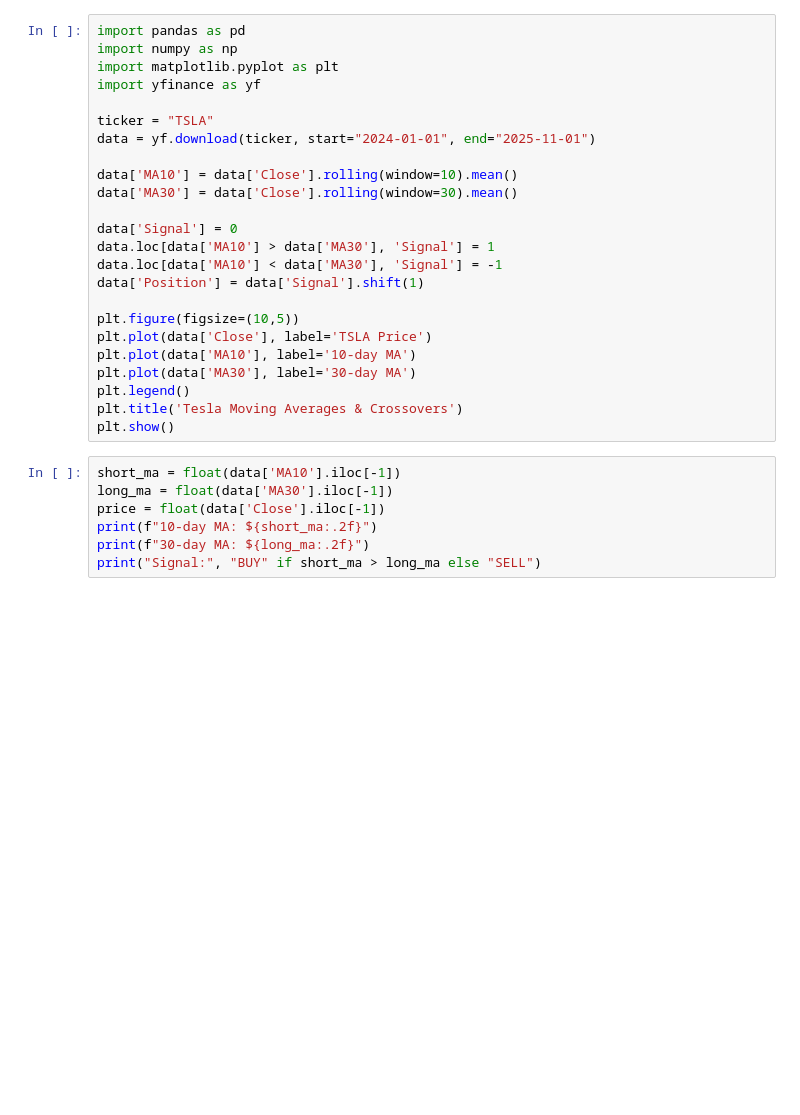
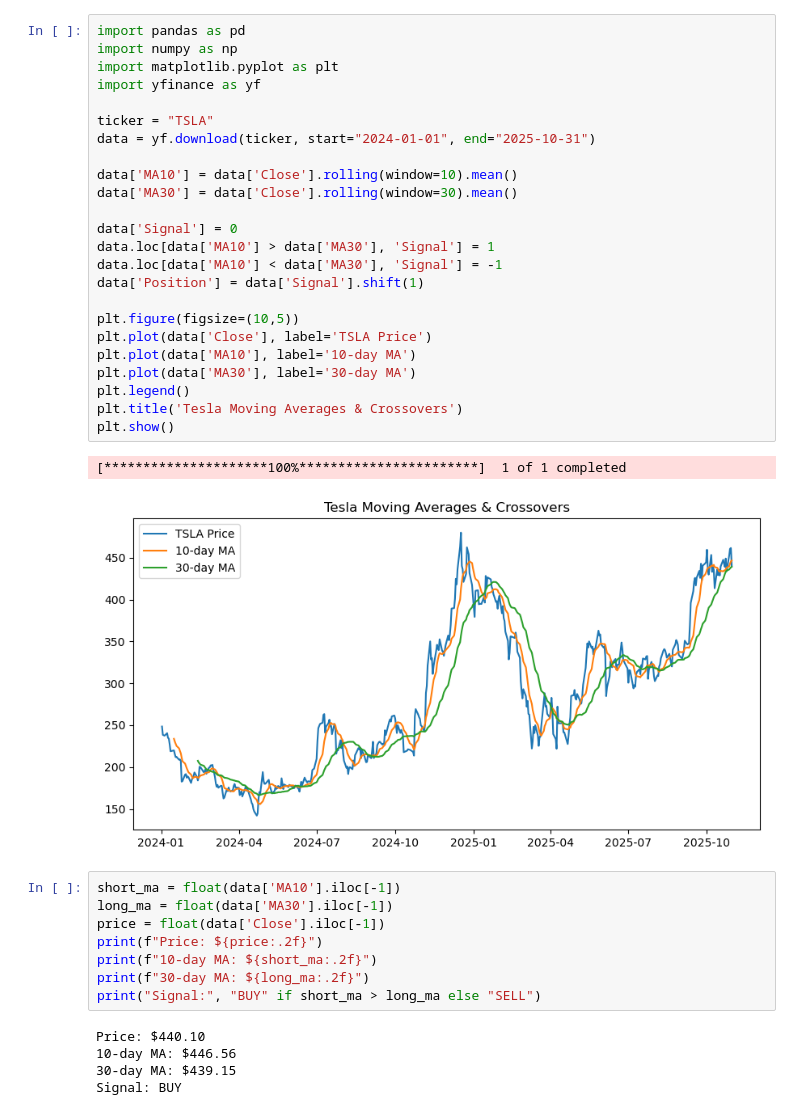
Before and after one commit to niamhnoln/Stat30320, a Jupyter notebook: Moving Averages TSLA.ipynb, the cells around one changed output. Cells and saved outputs as stored; diff of their text form; blank space fills up the shorter version.

```diff
--- a/Moving Averages TSLA.ipynb
+++ b/Moving Averages TSLA.ipynb
@@ -1,31 +1,40 @@
 # %%
 import pandas as pd
 import numpy as np
 import matplotlib.pyplot as plt
 import yfinance as yf
 
 ticker = "TSLA"
-data = yf.download(ticker, start="2024-01-01", end="2025-11-01")
+data = yf.download(ticker, start="2024-01-01", end="2025-10-31")
 
 data['MA10'] = data['Close'].rolling(window=10).mean()
 data['MA30'] = data['Close'].rolling(window=30).mean()
 
 data['Signal'] = 0
 data.loc[data['MA10'] > data['MA30'], 'Signal'] = 1
 data.loc[data['MA10'] < data['MA30'], 'Signal'] = -1
 data['Position'] = data['Signal'].shift(1)
 
 plt.figure(figsize=(10,5))
 plt.plot(data['Close'], label='TSLA Price')
 plt.plot(data['MA10'], label='10-day MA')
 plt.plot(data['MA30'], label='30-day MA')
 plt.legend()
 plt.title('Tesla Moving Averages & Crossovers')
 plt.show()
+# %% [output]
+[*********************100%***********************]  1 of 1 completed
+[figure, added]
 # %%
 short_ma = float(data['MA10'].iloc[-1])
 long_ma = float(data['MA30'].iloc[-1])
 price = float(data['Close'].iloc[-1])
+print(f"Price: ${price:.2f}")
 print(f"10-day MA: ${short_ma:.2f}")
 print(f"30-day MA: ${long_ma:.2f}")
 print("Signal:", "BUY" if short_ma > long_ma else "SELL")
+# %% [output]
+Price: $440.10
+10-day MA: $446.56
+30-day MA: $439.15
+Signal: BUY
```
